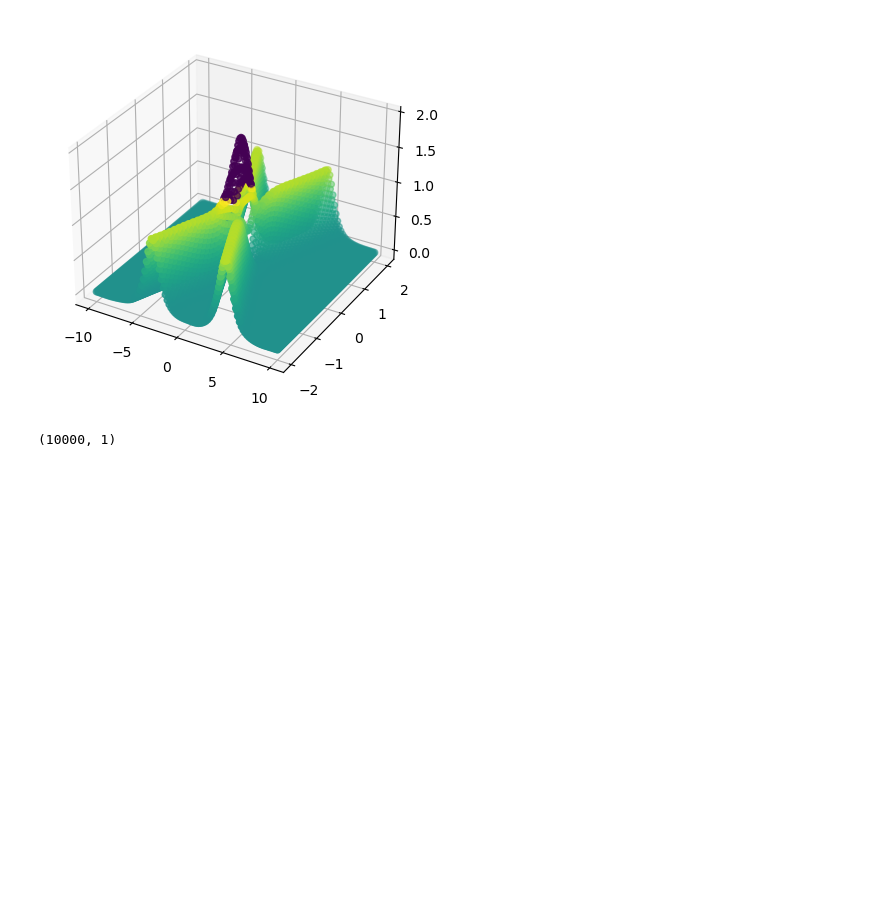
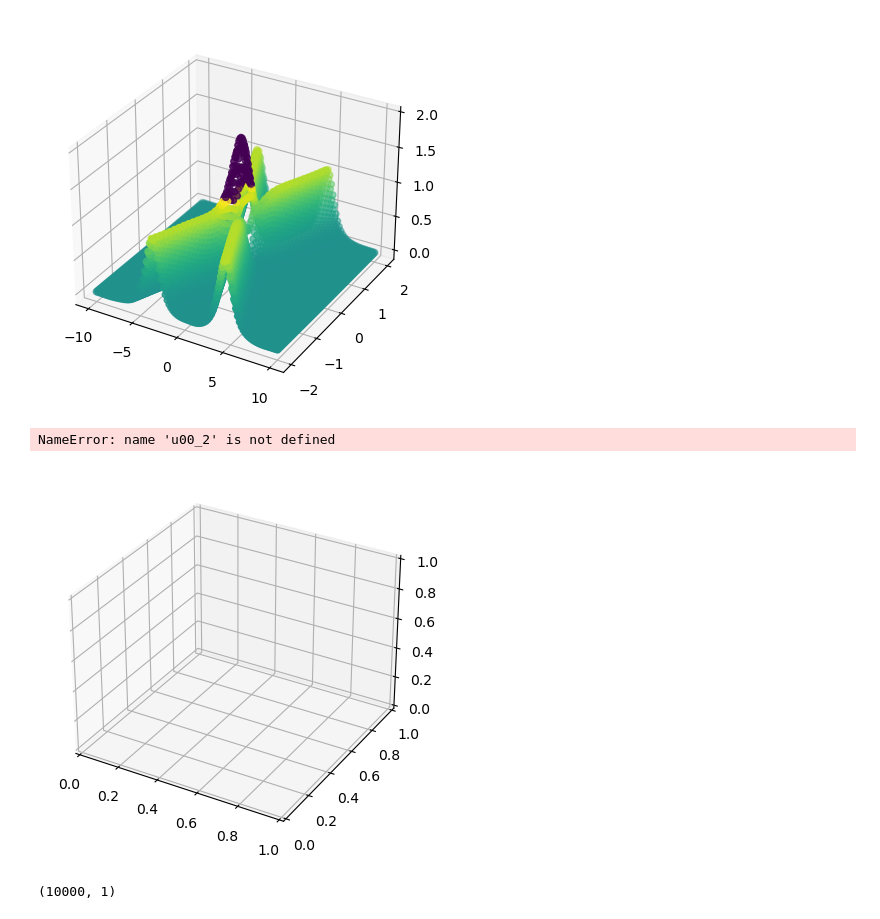
Before and after one commit to sk-yang666/PINN-on-NLS, a Jupyter notebook: NLS反问题 双孤子.ipynb, the cells around one changed output. Saved outputs shown, nothing was run; the diff lists cells and outputs as text; code cells hidden in the pictures; blank space fills up the shorter version.

```diff
--- a/NLS反问题 双孤子.ipynb
+++ b/NLS反问题 双孤子.ipynb
@@ -514,6 +514,18 @@ c:\tools\Anaconda3\python.exe
  [12325]]
 <mpl_toolkits.mplot3d.art3d.Path3DCollection at 0x...>
 [figure]
+# %%
+bx = plt.axes(projection='3d')
+b=u00_2**2+v00_2**2
+e=np.sqrt(b)
+c=min(b)
+d=b/c
+d=d.astype(int)
+print(d)
+bx.scatter3D(hf_x,hf_t,e,c=d[:]/10)
+# %% [output]
+NameError: name 'u00_2' is not defined
+[figure, added]
 # %%
 #周期性边界条件
 x_lower = -10
```
Also changed, not shown: 2 other files.
